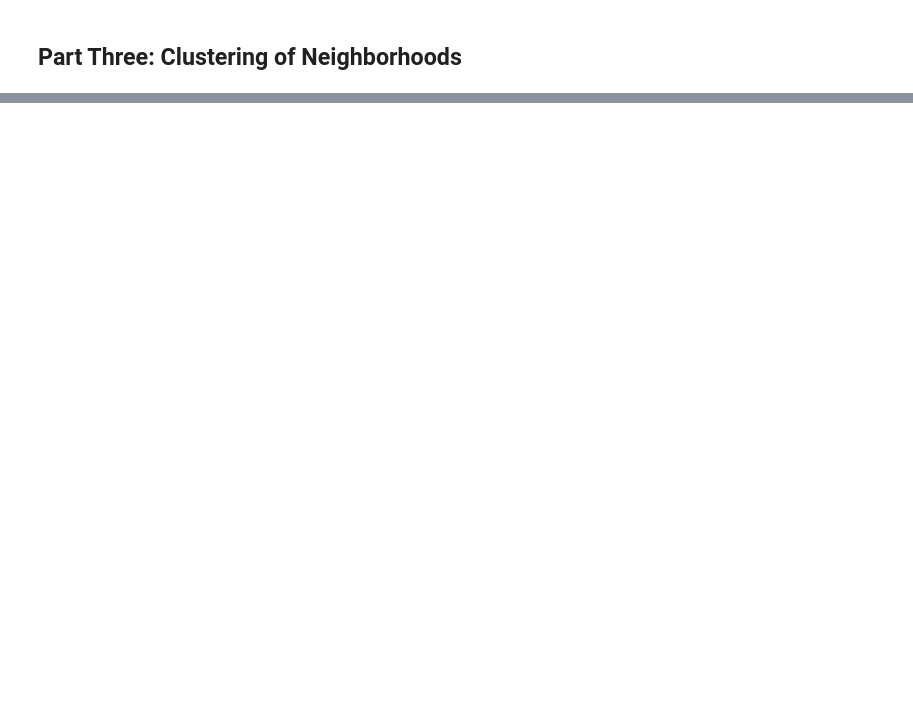
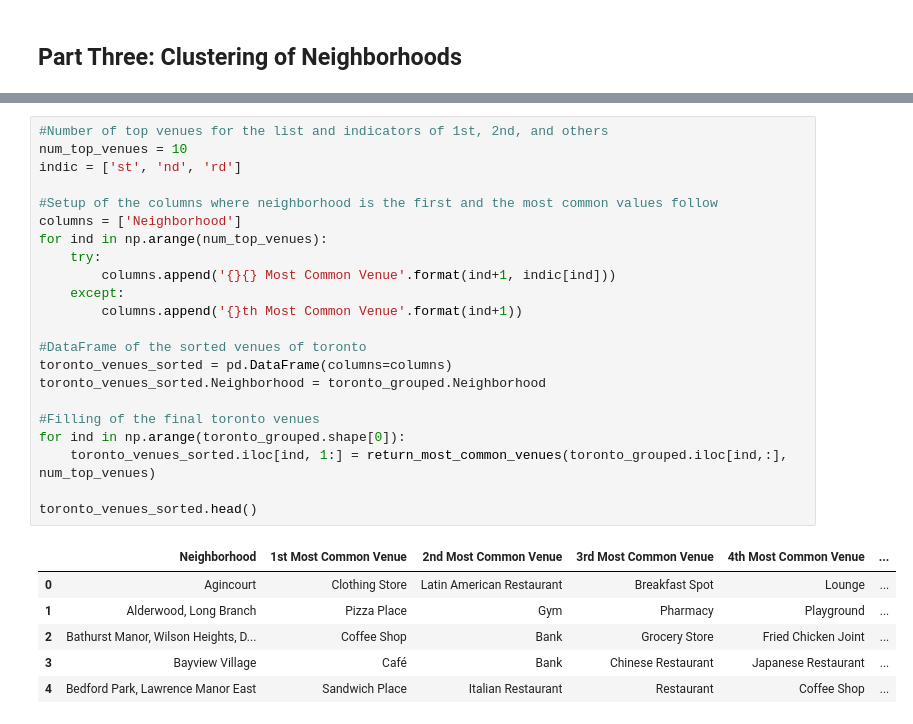
Before and after one commit to amsalexander23/Coursera_Capstone, a Jupyter notebook: Segmenting and Clustering Neighborhoods in Toronto.ipynb, the cells around one changed output, grey strips where cells are left out. Drawn from its saved outputs; the diff is of its cells as text; blank space fills up the shorter version.

```diff
--- a/Segmenting and Clustering Neighborhoods in Toronto.ipynb
+++ b/Segmenting and Clustering Neighborhoods in Toronto.ipynb
@@ -114,0 +244,29 @@ York                              5             5         5          5
+# %%
+#Number of top venues for the list and indicators of 1st, 2nd, and others
+num_top_venues = 10
+indic = ['st', 'nd', 'rd']
+
+#Setup of the columns where neighborhood is the first and the most common values follow
+columns = ['Neighborhood']
+for ind in np.arange(num_top_venues):
+    try:
+        columns.append('{}{} Most Common Venue'.format(ind+1, indic[ind]))
+    except:
+        columns.append('{}th Most Common Venue'.format(ind+1))
+
+#DataFrame of the sorted venues of toronto
+toronto_venues_sorted = pd.DataFrame(columns=columns)
+toronto_venues_sorted.Neighborhood = toronto_grouped.Neighborhood
+
+#Filling of the final toronto venues
+for ind in np.arange(toronto_grouped.shape[0]):
+    toronto_venues_sorted.iloc[ind, 1:] = return_most_common_venues(toronto_grouped.iloc[ind,:], num_top_venues)
+
+toronto_venues_sorted.head()
+# %% [output]
+|  | Neighborhood | 1st Most Common Venue | 2nd Most Common Venue | 3rd Most Common Venue | 4th Most Common Venue | ... |
+| 0 | Agincourt | Clothing Store | Latin American Restaurant | Breakfast Spot | Lounge | ... |
+| 1 | Alderwood, Long Branch | Pizza Place | Gym | Pharmacy | Playground | ... |
+| 2 | Bathurst Manor, Wilson Heights, D... | Coffee Shop | Bank | Grocery Store | Fried Chicken Joint | ... |
+| 3 | Bayview Village | Café | Bank | Chinese Restaurant | Japanese Restaurant | ... |
+| 4 | Bedford Park, Lawrence Manor East | Sandwich Place | Italian Restaurant | Restaurant | Coffee Shop | ... |
```
Also changed, not shown: parts of 25 cells of this notebook.
